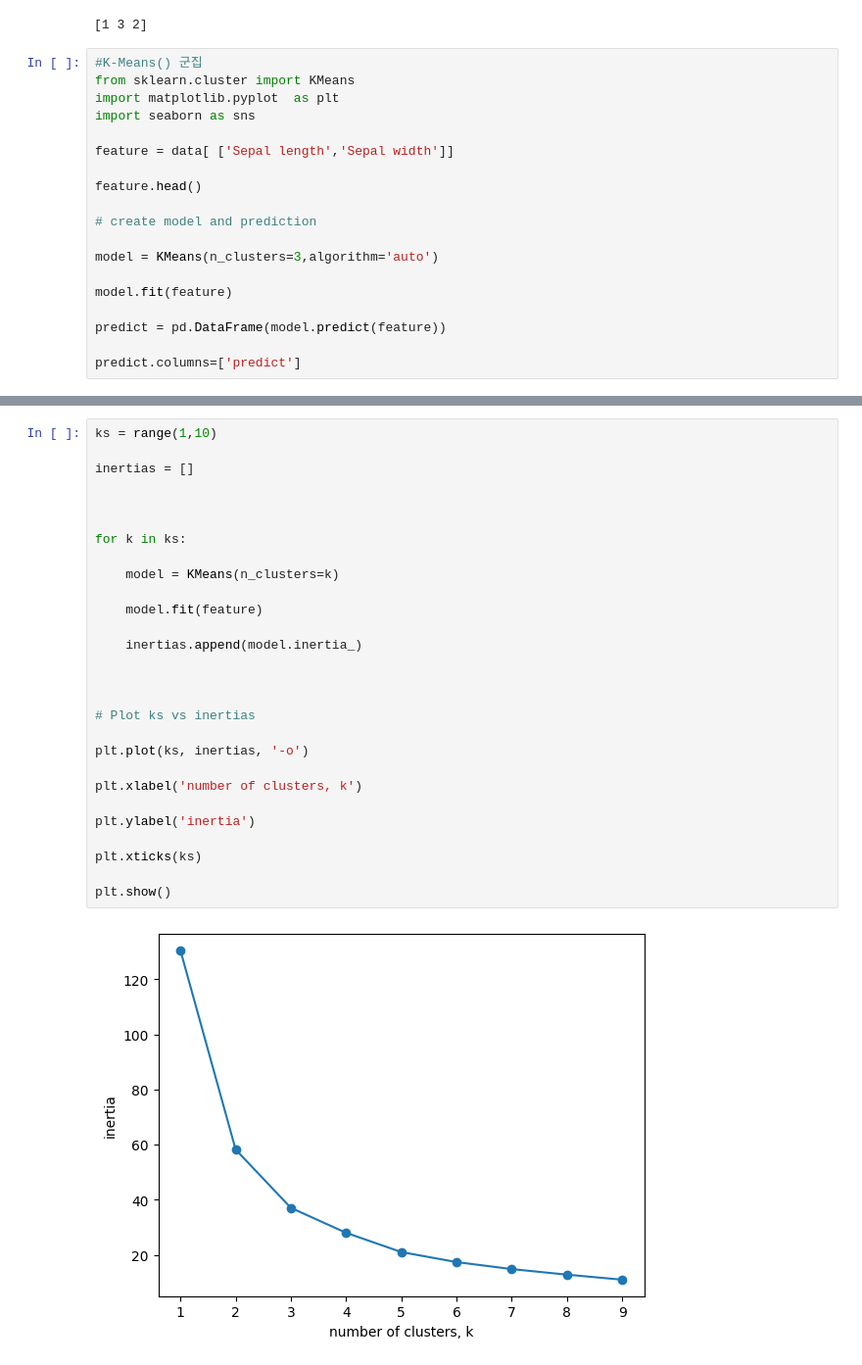
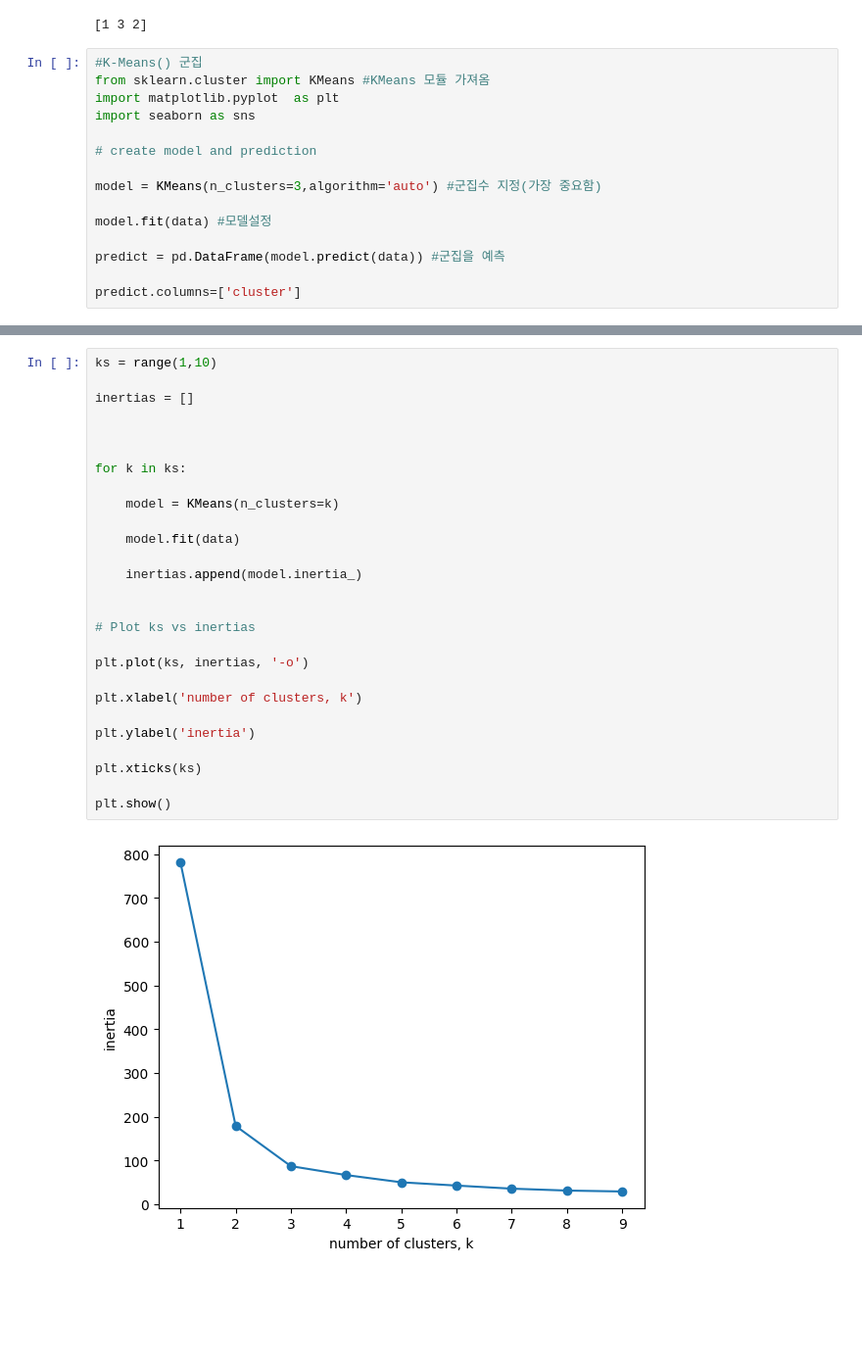
Before and after one commit to sense64/data_viz, a Jupyter notebook: h_clustering_prg1.ipynb, the cells around one changed output, grey strips where cells are left out. Shown at 98% size. Saved outputs shown, nothing was run; the diff lists cells and outputs as text; blank space fills up the shorter version.

```diff
--- a/h_clustering_prg1.ipynb
+++ b/h_clustering_prg1.ipynb
@@ -46,21 +46,17 @@ print(data['cus'].unique())
 [1 3 2]
 # %%
 #K-Means() 군집
-from sklearn.cluster import KMeans
+from sklearn.cluster import KMeans #KMeans 모듈 가져옴
 import matplotlib.pyplot  as plt
 import seaborn as sns
 
-feature = data[ ['Sepal length','Sepal width']]
-
-feature.head()
-
 # create model and prediction
 
-model = KMeans(n_clusters=3,algorithm='auto')
+model = KMeans(n_clusters=3,algorithm='auto') #군집수 지정(가장 중요함)
 
-model.fit(feature)
+model.fit(data) #모델설정
 
-predict = pd.DataFrame(model.predict(feature))
+predict = pd.DataFrame(model.predict(data)) #군집을 예측
 
-predict.columns=['predict']
+predict.columns=['cluster']
 # %%
@@ -82,30 +64,29 @@ plt.show()
 # %%
 ks = range(1,10)
 
 inertias = []
 
 
 
 for k in ks:
 
     model = KMeans(n_clusters=k)
 
-    model.fit(feature)
+    model.fit(data)
 
     inertias.append(model.inertia_)
-
 
 
 # Plot ks vs inertias
 
 plt.plot(ks, inertias, '-o')
 
 plt.xlabel('number of clusters, k')
 
 plt.ylabel('inertia')
 
 plt.xticks(ks)
 
 plt.show()
 # %% [output]
-[figure, old version]
+[figure, new version]
```
Also changed, not shown: parts of 3 cells of this notebook.
